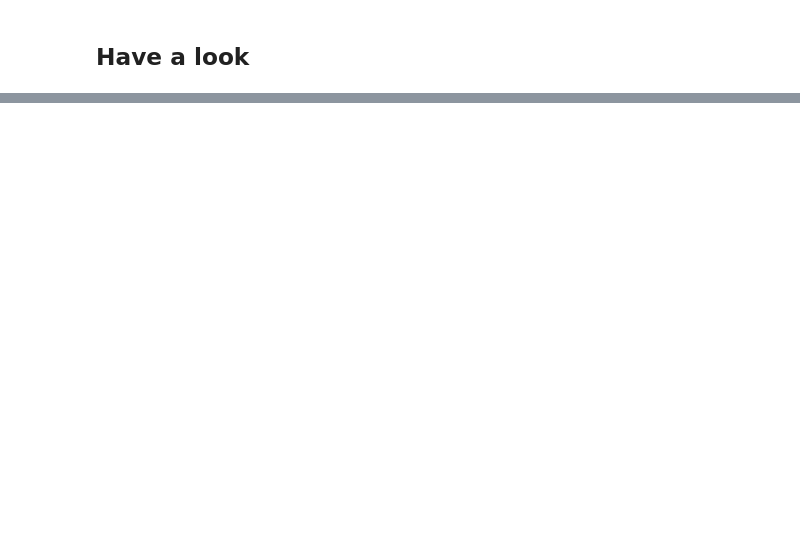
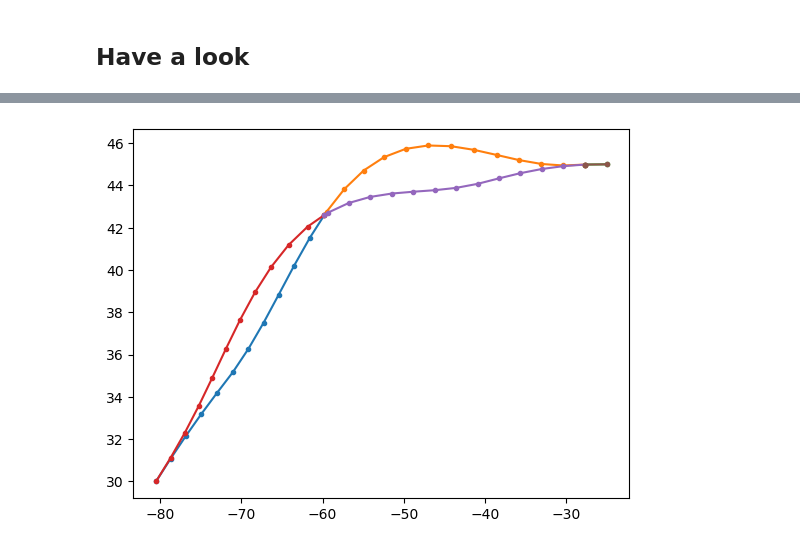
Before and after one commit to willirath/ship_routing, a Jupyter notebook: doc/examples/ship_routing_example_genetic.ipynb, the cells around one changed output, grey strips where cells are left out. Cells and saved outputs as stored; diff of their text form; code cells hidden in the pictures; blank space fills up the shorter version.

```diff
--- a/doc/examples/ship_routing_example_genetic.ipynb
+++ b/doc/examples/ship_routing_example_genetic.ipynb
@@ -254,0 +269,7 @@ fig.tight_layout();
+# %%
+for s in seg_a:
+    plt.plot(*s.line_string.xy, '.-')
+for s in seg_b:
+    plt.plot(*s.line_string.xy, '.-')
+# %% [output]
+[figure, added]
```
Also changed, not shown: parts of 16 cells of this notebook.
